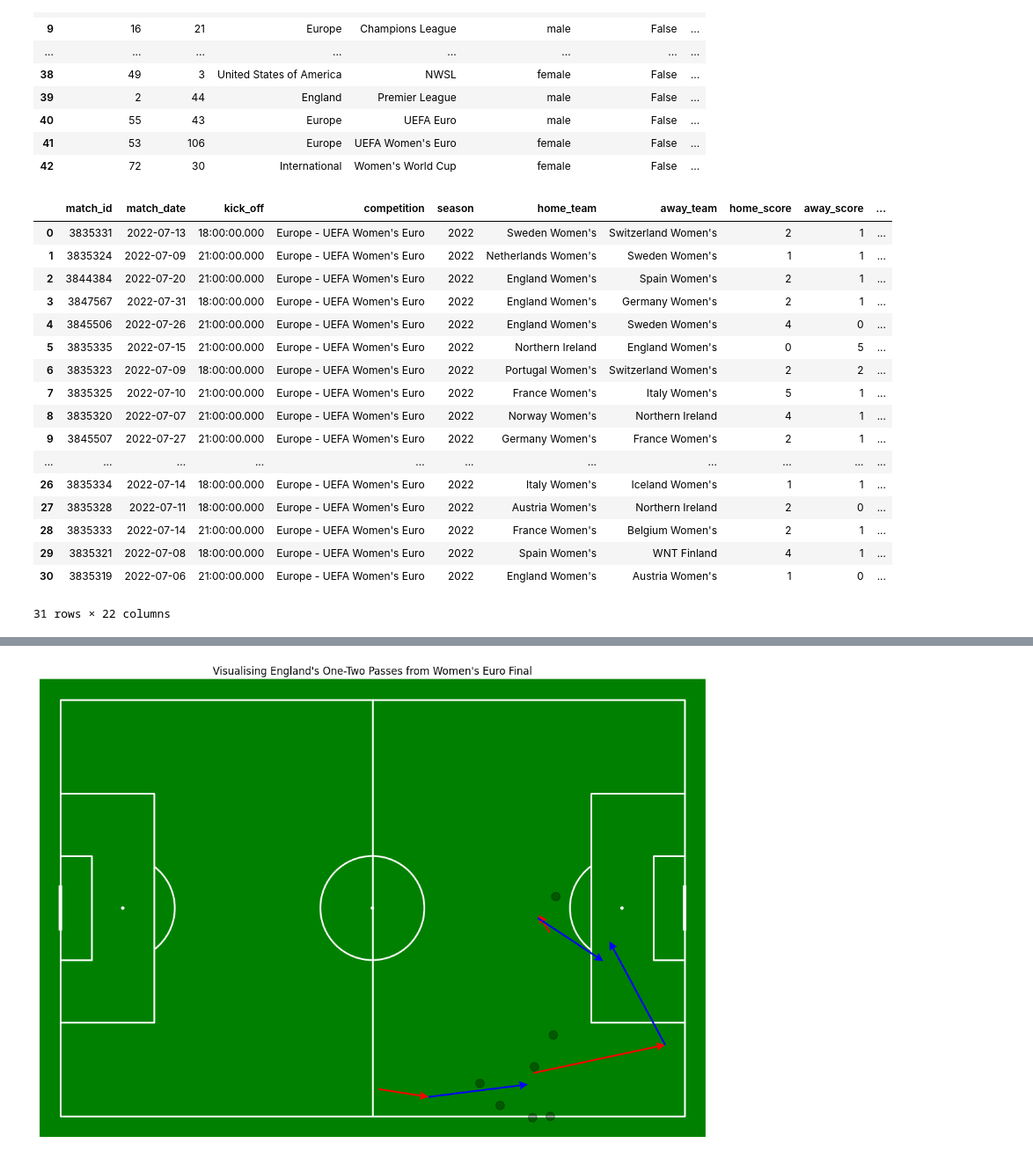
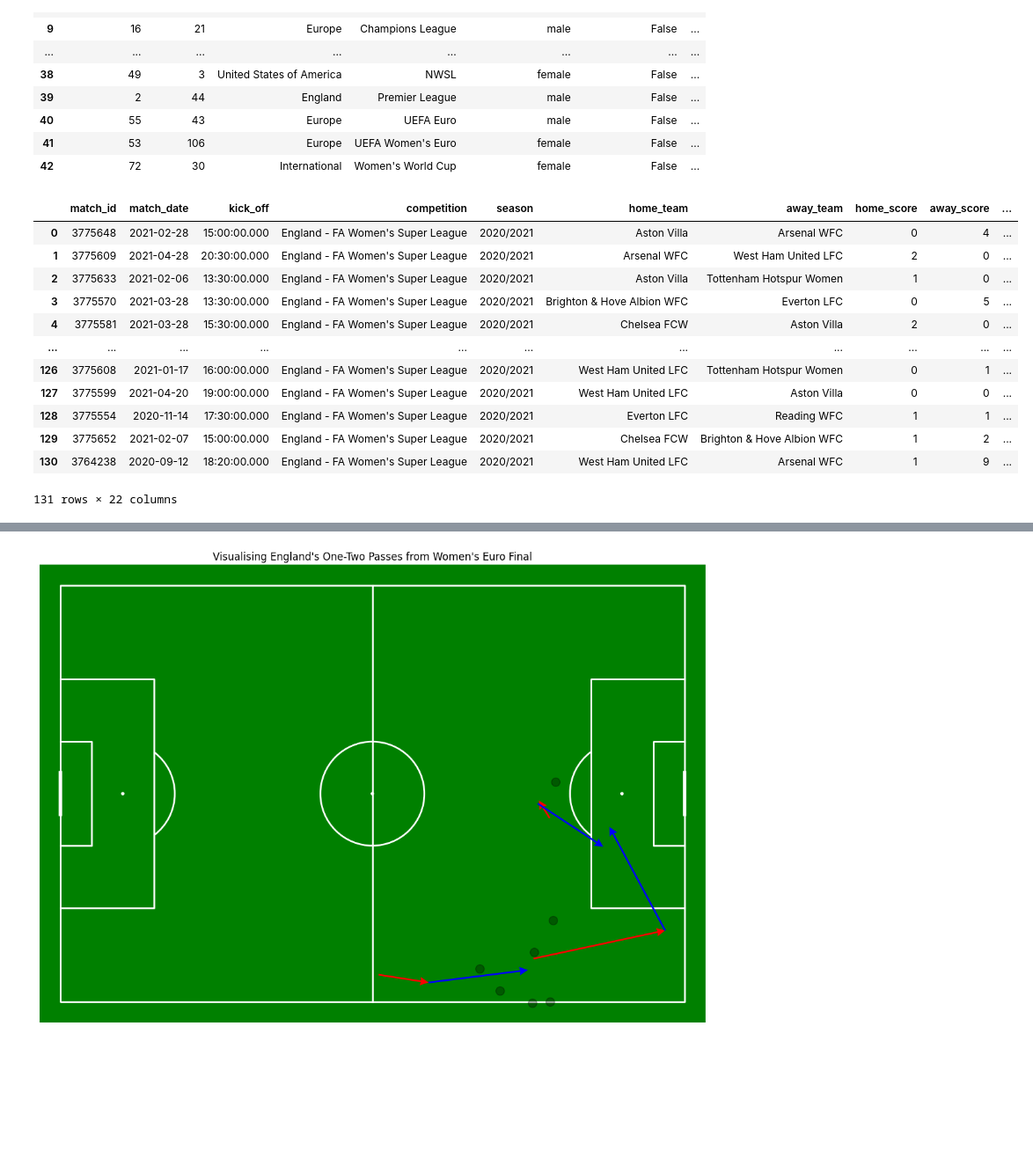
Before and after one commit to maia-trower/one_two_WSL, a Jupyter notebook: test_notebook.ipynb, the cells around one changed output, grey strips where cells are left out. Shown at 88% size. Cells and saved outputs as stored; diff of their text form; code cells hidden in the pictures; blank space fills up the shorter version.

```diff
--- a/test_notebook.ipynb
+++ b/test_notebook.ipynb
@@ -4,6 +4,9 @@ from statsbombpy import sb
 from mplsoccer import Pitch
 import numpy as np
 import matplotlib.pyplot as plt
+from IPython.display import display
+
+pd.set_option("display.max_columns", None)
 # %%
 sb.competitions()
 # %% [output]
@@ -25,23 +28,18 @@ sb.competitions()
 | 41 | 53 | 106 | Europe | UEFA Women's Euro | female | False | ... |
 | 42 | 72 | 30 | International | Women's World Cup | female | False | ... |
 # %%
-sb.matches(competition_id=53, season_id=106)
+sb.matches(competition_id=37, season_id=90)
 # %% [output]
 |  | match_id | match_date | kick_off | competition | season | home_team | away_team | home_score | away_score | ... |
-| 0 | 3835331 | 2022-07-13 | 18:00:00.000 | Europe - UEFA Women's Euro | 2022 | Sweden Women's | Switzerland Women's | 2 | 1 | ... |
-| 1 | 3835324 | 2022-07-09 | 21:00:00.000 | Europe - UEFA Women's Euro | 2022 | Netherlands Women's | Sweden Women's | 1 | 1 | ... |
-| 2 | 3844384 | 2022-07-20 | 21:00:00.000 | Europe - UEFA Women's Euro | 2022 | England Women's | Spain Women's | 2 | 1 | ... |
-| 3 | 3847567 | 2022-07-31 | 18:00:00.000 | Europe - UEFA Women's Euro | 2022 | England Women's | Germany Women's | 2 | 1 | ... |
-| 4 | 3845506 | 2022-07-26 | 21:00:00.000 | Europe - UEFA Women's Euro | 2022 | England Women's | Sweden Women's | 4 | 0 | ... |
-| 5 | 3835335 | 2022-07-15 | 21:00:00.000 | Europe - UEFA Women's Euro | 2022 | Northern Ireland | England Women's | 0 | 5 | ... |
-| 6 | 3835323 | 2022-07-09 | 18:00:00.000 | Europe - UEFA Women's Euro | 2022 | Portugal Women's | Switzerland Women's | 2 | 2 | ... |
-| 7 | 3835325 | 2022-07-10 | 21:00:00.000 | Europe - UEFA Women's Euro | 2022 | France Women's | Italy Women's | 5 | 1 | ... |
-| 8 | 3835320 | 2022-07-07 | 21:00:00.000 | Europe - UEFA Women's Euro | 2022 | Norway Women's | Northern Ireland | 4 | 1 | ... |
-| 9 | 3845507 | 2022-07-27 | 21:00:00.000 | Europe - UEFA Women's Euro | 2022 | Germany Women's | France Women's | 2 | 1 | ... |
+| 0 | 3775648 | 2021-02-28 | 15:00:00.000 | England - FA Women's Super League | 2020/2021 | Aston Villa | Arsenal WFC | 0 | 4 | ... |
+| 1 | 3775609 | 2021-04-28 | 20:30:00.000 | England - FA Women's Super League | 2020/2021 | Arsenal WFC | West Ham United LFC | 2 | 0 | ... |
+| 2 | 3775633 | 2021-02-06 | 13:30:00.000 | England - FA Women's Super League | 2020/2021 | Aston Villa | Tottenham Hotspur Women | 1 | 0 | ... |
+| 3 | 3775570 | 2021-03-28 | 13:30:00.000 | England - FA Women's Super League | 2020/2021 | Brighton & Hove Albion WFC | Everton LFC | 0 | 5 | ... |
+| 4 | 3775581 | 2021-03-28 | 15:30:00.000 | England - FA Women's Super League | 2020/2021 | Chelsea FCW | Aston Villa | 2 | 0 | ... |
 | ... | ... | ... | ... | ... | ... | ... | ... | ... | ... | ... |
-| 26 | 3835334 | 2022-07-14 | 18:00:00.000 | Europe - UEFA Women's Euro | 2022 | Italy Women's | Iceland Women's | 1 | 1 | ... |
-| 27 | 3835328 | 2022-07-11 | 18:00:00.000 | Europe - UEFA Women's Euro | 2022 | Austria Women's | Northern Ireland | 2 | 0 | ... |
-| 28 | 3835333 | 2022-07-14 | 21:00:00.000 | Europe - UEFA Women's Euro | 2022 | France Women's | Belgium Women's | 2 | 1 | ... |
-| 29 | 3835321 | 2022-07-08 | 18:00:00.000 | Europe - UEFA Women's Euro | 2022 | Spain Women's | WNT Finland | 4 | 1 | ... |
-| 30 | 3835319 | 2022-07-06 | 21:00:00.000 | Europe - UEFA Women's Euro | 2022 | England Women's | Austria Women's | 1 | 0 | ... |
+| 126 | 3775608 | 2021-01-17 | 16:00:00.000 | England - FA Women's Super League | 2020/2021 | West Ham United LFC | Tottenham Hotspur Women | 0 | 1 | ... |
+| 127 | 3775599 | 2021-04-20 | 19:00:00.000 | England - FA Women's Super League | 2020/2021 | West Ham United LFC | Aston Villa | 0 | 0 | ... |
+| 128 | 3775554 | 2020-11-14 | 17:30:00.000 | England - FA Women's Super League | 2020/2021 | Everton LFC | Reading WFC | 1 | 1 | ... |
+| 129 | 3775652 | 2021-02-07 | 15:00:00.000 | England - FA Women's Super League | 2020/2021 | Chelsea FCW | Brighton & Hove Albion WFC | 1 | 2 | ... |
+| 130 | 3764238 | 2020-09-12 | 18:20:00.000 | England - FA Women's Super League | 2020/2021 | West Ham United LFC | Arsenal WFC | 1 | 9 | ... |
-31 rows × 22 columns
+131 rows × 22 columns
```
Also changed, not shown: parts of 11 cells of this notebook, 1 other file.
